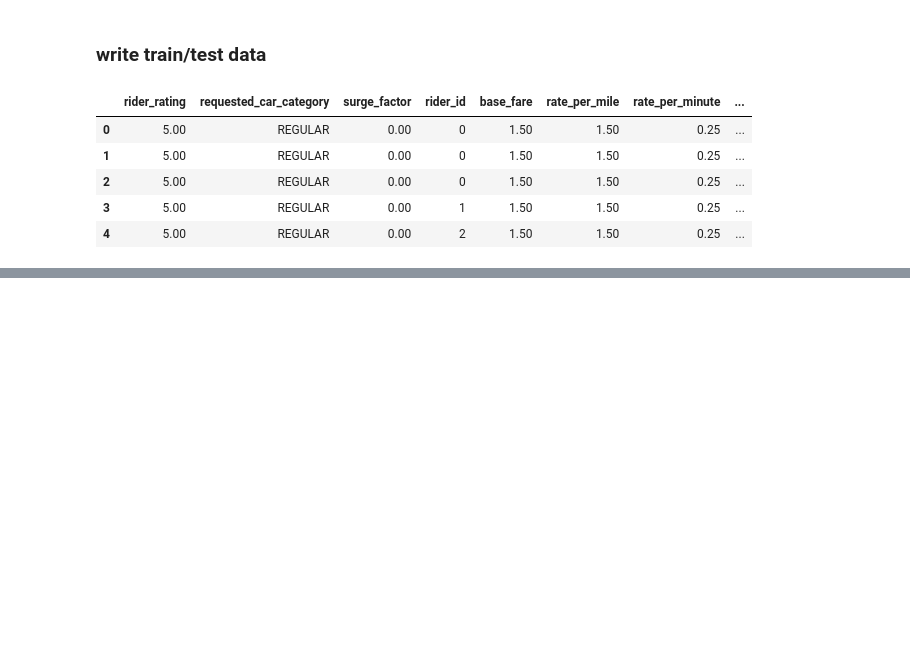
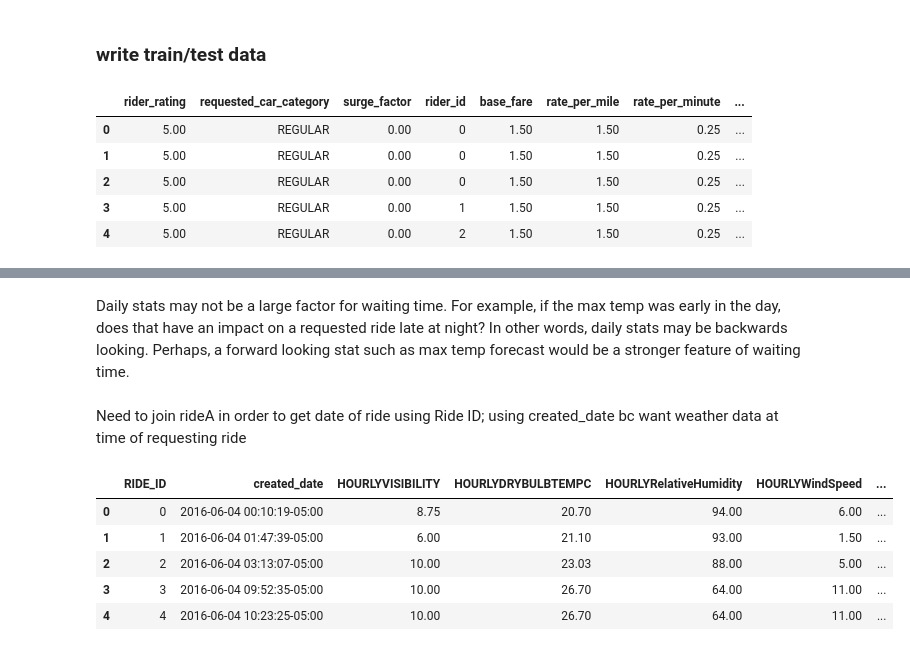
Before and after one commit to nossyd/ML-projects, a Jupyter notebook: predict-customer-wait-time/austin-rideshare-data-eda.ipynb, the cells around one changed output, grey strips where cells are left out. Saved outputs shown, nothing was run; the diff lists cells and outputs as text; code cells hidden in the pictures; blank space fills up the shorter version.

```diff
--- a/predict-customer-wait-time/austin-rideshare-data-eda.ipynb
+++ b/predict-customer-wait-time/austin-rideshare-data-eda.ipynb
@@ -361,0 +389,8 @@ rides_data_condense.to_csv("rides_data_condense.csv", index=False)
+# %% [markdown]
+Daily stats may not be a large factor for waiting time. For example, if the max temp was early in the day, does that have an impact on a requested ride late at night? In other words, daily stats may be backwards looking. Perhaps, a forward looking stat such as max temp forecast would be a stronger feature of waiting time.
+# %%
+daily_cols = ['DAILYMaximumDryBulbTemp', 'DAILYMinimumDryBulbTemp', 'DAILYDeptFromNormalAverageTemp', 'DAILYAverageRelativeHumidity', \
+              'DAILYPrecip', 'DAILYAverageWindSpeed', 'DAILYPeakWindSpeed']
+Weather_Data_no_daily = Weather_Data.drop(columns=daily_cols)
+# %% [markdown]
+Need to join rideA in order to get date of ride using Ride ID; using created_date bc want weather data at time of requesting ride
@@ -361,0 +399,9 @@ rides_data_condense.to_csv("rides_data_condense.csv", index=False)
+# %%
+weather_rides_data.head()
+# %% [output]
+|  | RIDE_ID | created_date | HOURLYVISIBILITY | HOURLYDRYBULBTEMPC | HOURLYRelativeHumidity | HOURLYWindSpeed | ... |
+| 0 | 0 | 2016-06-04 00:10:19-05:00 | 8.75 | 20.70 | 94.00 | 6.00 | ... |
+| 1 | 1 | 2016-06-04 01:47:39-05:00 | 6.00 | 21.10 | 93.00 | 1.50 | ... |
+| 2 | 2 | 2016-06-04 03:13:07-05:00 | 10.00 | 23.03 | 88.00 | 5.00 | ... |
+| 3 | 3 | 2016-06-04 09:52:35-05:00 | 10.00 | 26.70 | 64.00 | 11.00 | ... |
+| 4 | 4 | 2016-06-04 10:23:25-05:00 | 10.00 | 26.70 | 64.00 | 11.00 | ... |
```
Also changed, not shown: parts of 15 cells of this notebook.
